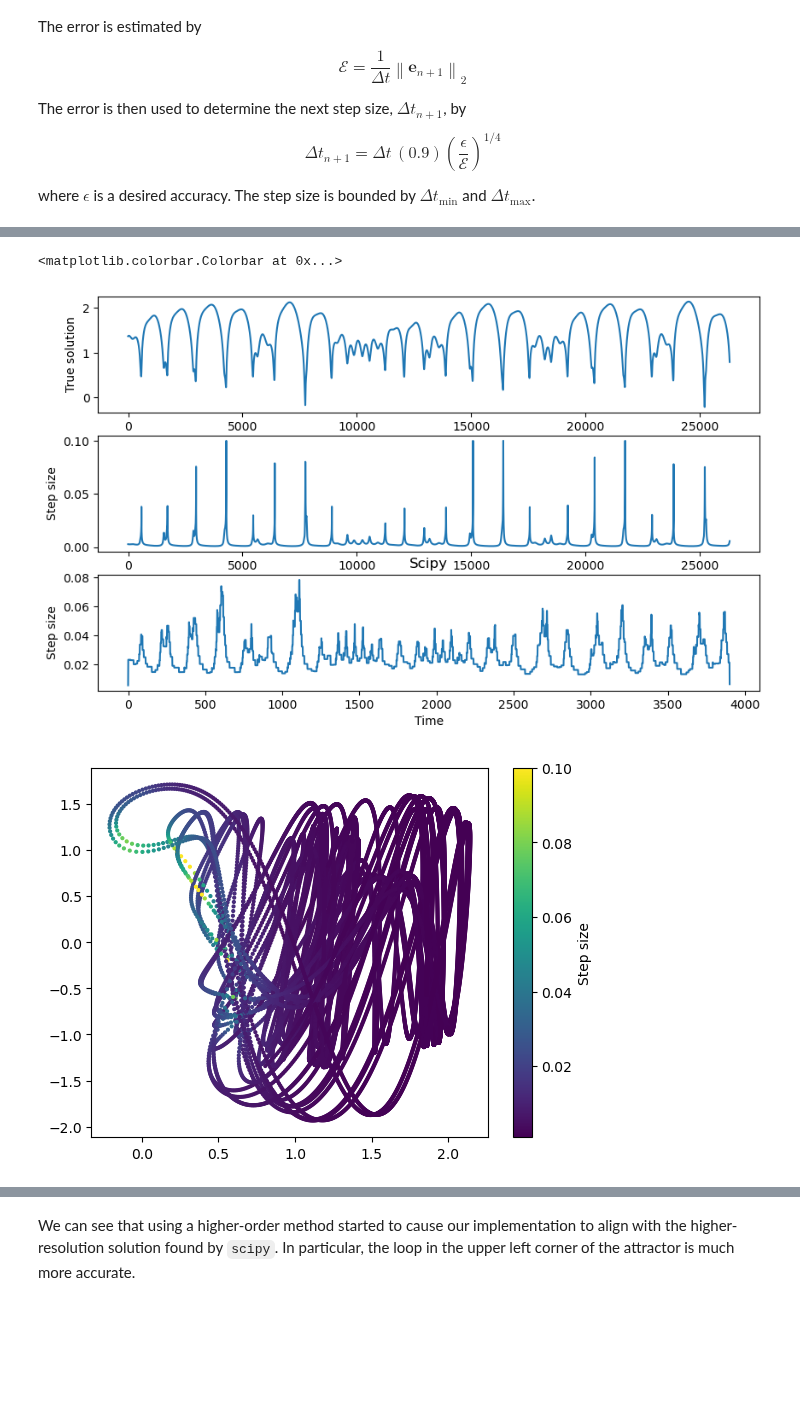
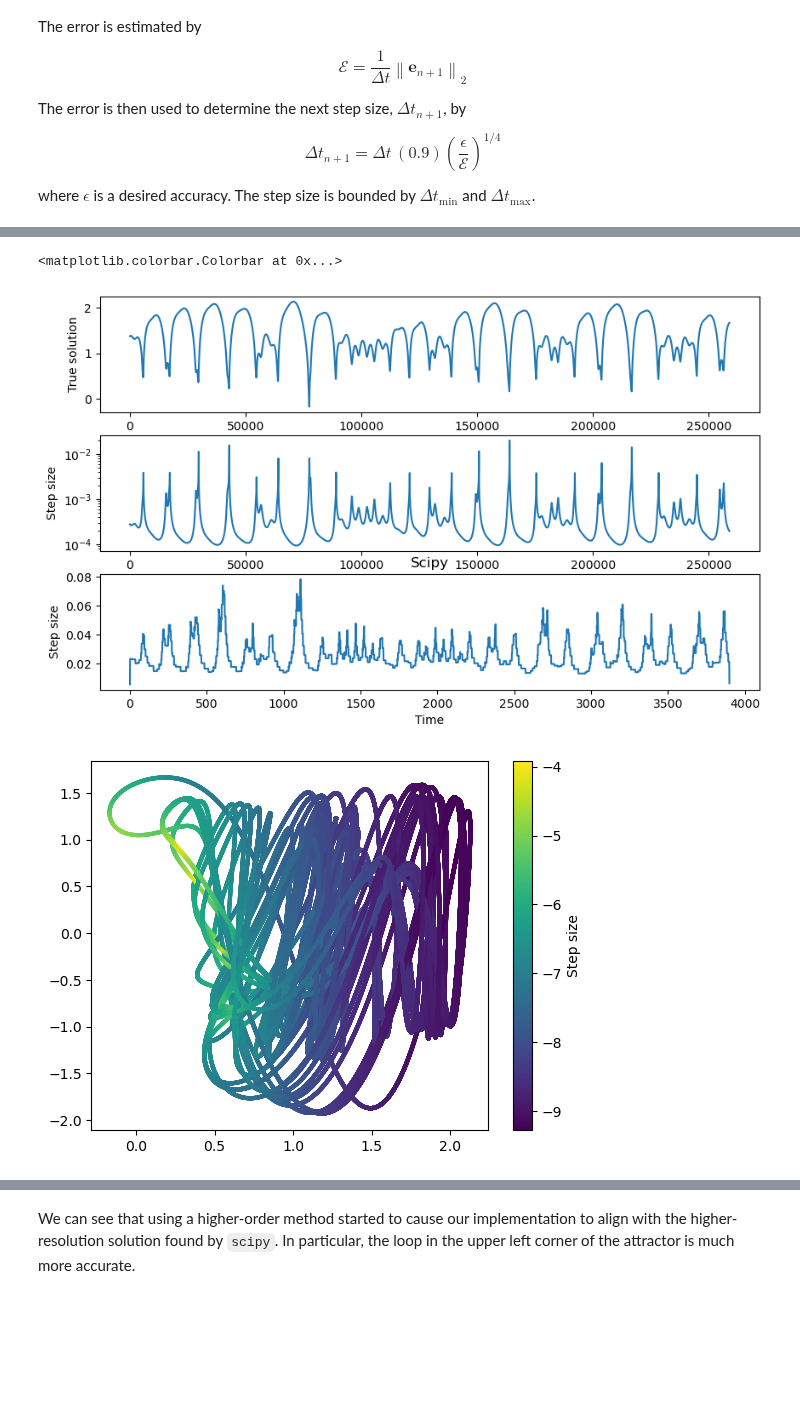
Before and after one commit to williamgilpin/cphy, a Jupyter notebook: talks/integrator_chaos_variable_step.ipynb, the cells around one changed output, grey strips where cells are left out. Cells and saved outputs as stored; diff of their text form; code cells hidden in the pictures.

```diff
--- a/talks/integrator_chaos_variable_step.ipynb
+++ b/talks/integrator_chaos_variable_step.ipynb
@@ -368,7 +368,7 @@ plt.axis('off')
 plt.title("RK non-adaptive")
 
 
-integrator = RungeKuttaFehlberg(dt=1e-1, rtol=1e-7)
+integrator = RungeKuttaFehlberg(dt=1e-1, rtol=1e-6)
 integrator.integrate(hadley, [0, 100], ic)
 plt.subplot(1, 3, 2)
 plt.plot(integrator.y[:, 0], integrator.y[:, 1], color='k')
@@ -376,7 +376,7 @@ plt.axis('off')
 plt.title("RK Fehlberg")
 
 
-sol0 = solve_ivp(hadley, [0, 100], ic, method='Radau', rtol=1e-6, atol=1e-6, max_step=1e-1)
+sol0 = solve_ivp(hadley, [0, 100], ic, method="Radau", rtol=1e-6, atol=1e-6, max_step=1e-1)
 plt.subplot(1, 3, 3)
 plt.plot(sol0.y[0], sol0.y[1],  color='k')
 plt.axis('off')
@@ -387,31 +387,31 @@ Text(0.5, 1.0, 'Scipy')
 # %%
 plt.figure(figsize=(10, 6))
 
 
 plt.subplot(3, 1, 1)
 plt.plot(integrator.y[:, 0])
 plt.xlabel("Time")
 plt.ylabel("True solution")
 
 plt.subplot(3, 1, 2)
-plt.plot(np.diff(integrator.t))
+plt.semilogy(np.diff(integrator.t))
 plt.xlabel("Time")
 plt.ylabel("Step size")
 
 plt.subplot(3, 1, 3)
 plt.plot(np.diff(sol.t))
 plt.xlabel("Time")
 plt.ylabel("Step size")
 plt.title("Scipy")
 
 
 plt.figure()
-plt.scatter(integrator.y[:-1, 0], integrator.y[:-1, 1],  c=np.diff(integrator.t), s=4)
+plt.scatter(integrator.y[:-1, 0], integrator.y[:-1, 1],  c=np.log(np.diff(integrator.t)), s=4)
 plt.colorbar(label="Step size")
 # %% [output]
 <matplotlib.colorbar.Colorbar at 0x...>
-[figure, old version]
+[figure, new version]
-[figure, old version]
+[figure, new version]
 # %% [markdown]
 ## Dormand Prince
 
```
Also changed, not shown: parts of 6 cells of this notebook.
